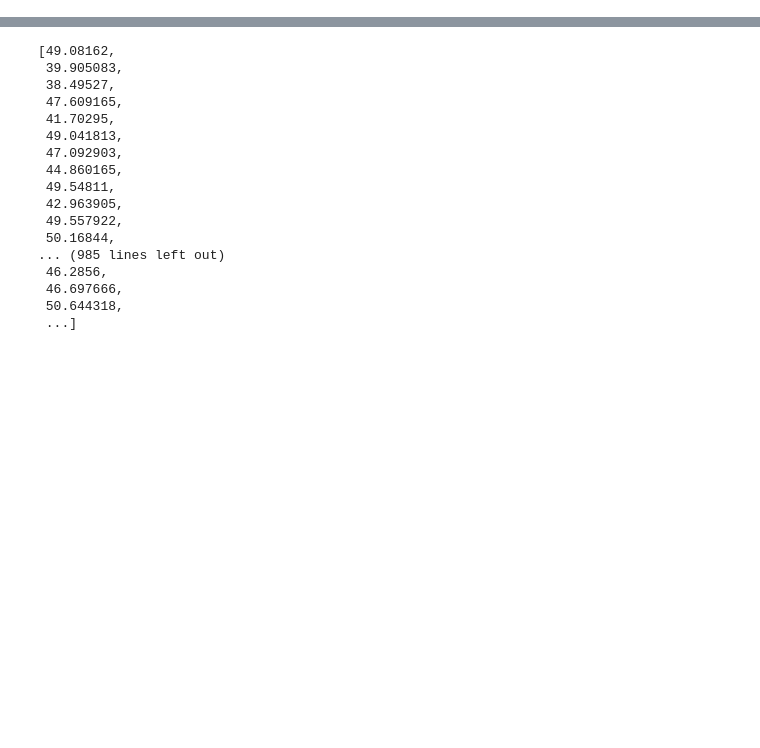
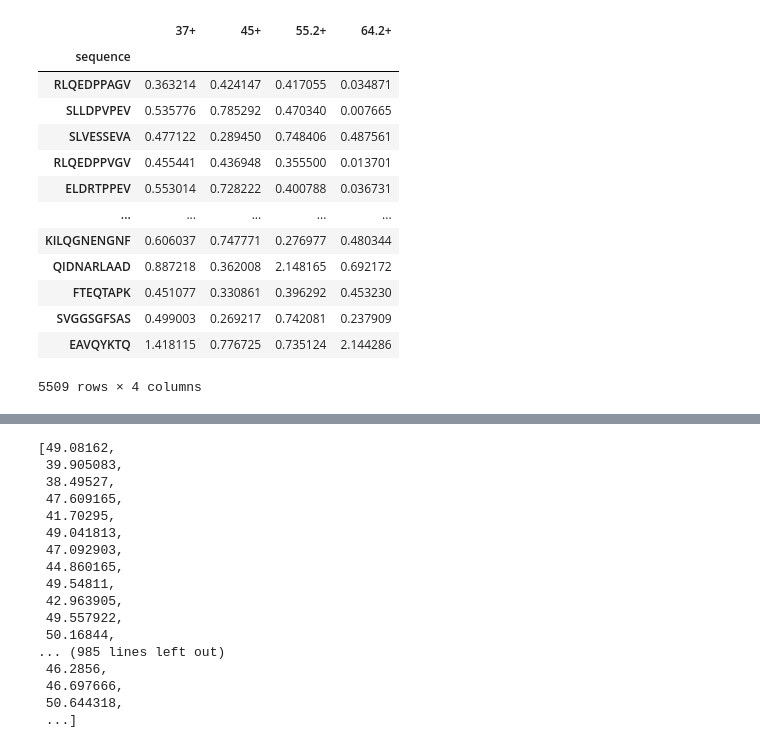
Before and after one commit to mhbakalar/phla-prediction, a Jupyter notebook: analysis/tmt_analysis.ipynb, the cells around one changed output, grey strips where cells are left out. Cells and saved outputs as stored; diff of their text form; code cells hidden in the pictures; blank space fills up the shorter version.

```diff
--- a/analysis/tmt_analysis.ipynb
+++ b/analysis/tmt_analysis.ipynb
@@ -31,6 +32,24 @@ def df_fit_sigmoid(series):
     return fit_sigmoid(_x, series.values)
 
 fits = tmt_data.apply(df_fit_sigmoid,axis=1)
+# %%
+pisa_data = tmt_data[['37+','45+','55.2+','64.2+']]
+pisa_data
+# %% [output]
+|  | 37+ | 45+ | 55.2+ | 64.2+ |
+| sequence |  |  |  |  |
+| RLQEDPPAGV | 0.363214 | 0.424147 | 0.417055 | 0.034871 |
+| SLLDPVPEV | 0.535776 | 0.785292 | 0.470340 | 0.007665 |
+| SLVESSEVA | 0.477122 | 0.289450 | 0.748406 | 0.487561 |
+| RLQEDPPVGV | 0.455441 | 0.436948 | 0.355500 | 0.013701 |
+| ELDRTPPEV | 0.553014 | 0.728222 | 0.400788 | 0.036731 |
+| ... | ... | ... | ... | ... |
+| KILQGNENGNF | 0.606037 | 0.747771 | 0.276977 | 0.480344 |
+| QIDNARLAAD | 0.887218 | 0.362008 | 2.148165 | 0.692172 |
+| FTEQTAPK | 0.451077 | 0.330861 | 0.396292 | 0.453230 |
+| SVGGSGFSAS | 0.499003 | 0.269217 | 0.742081 | 0.237909 |
+| EAVQYKTQ | 1.418115 | 0.776725 | 0.735124 | 2.144286 |
+5509 rows × 4 columns
 # %%
 x0_fits = fits.apply(lambda x: x.params['x0'].value)
 chi2_fits = fits.apply(lambda x: x.chisqr)
```
Also changed, not shown: parts of 4 cells of this notebook, 6 other files.
